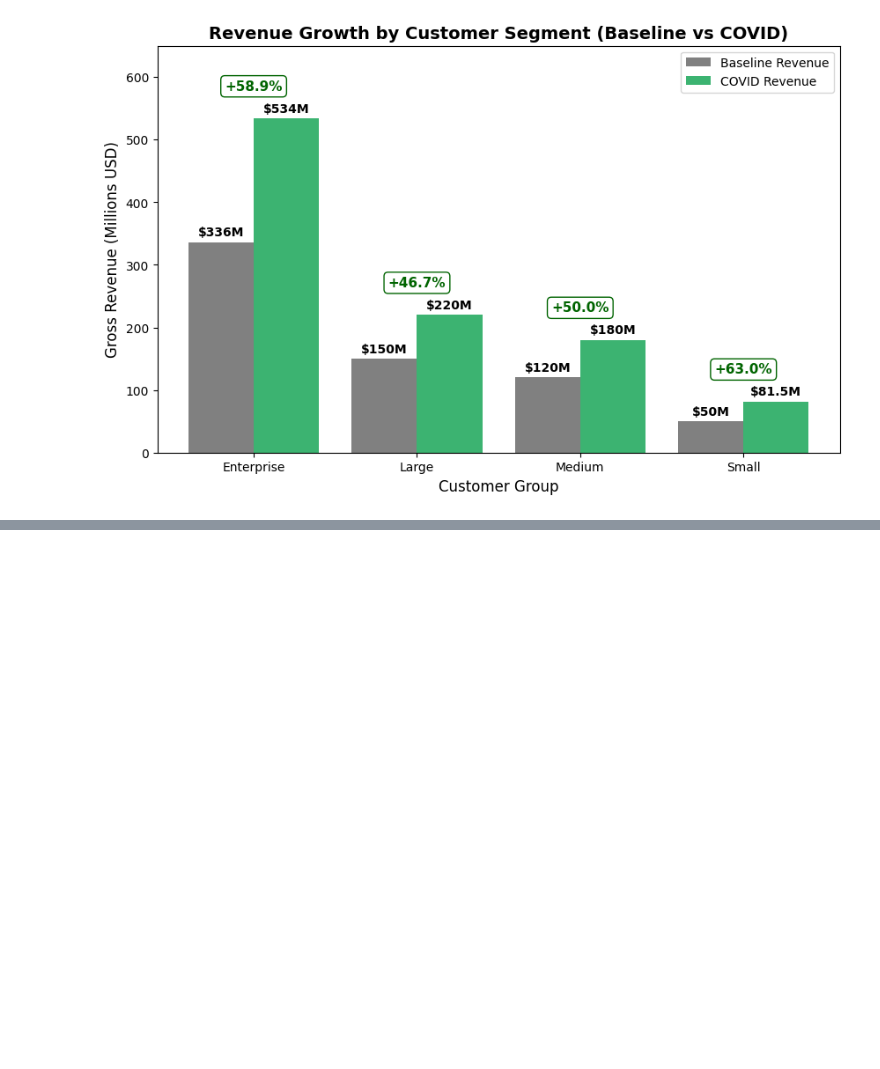
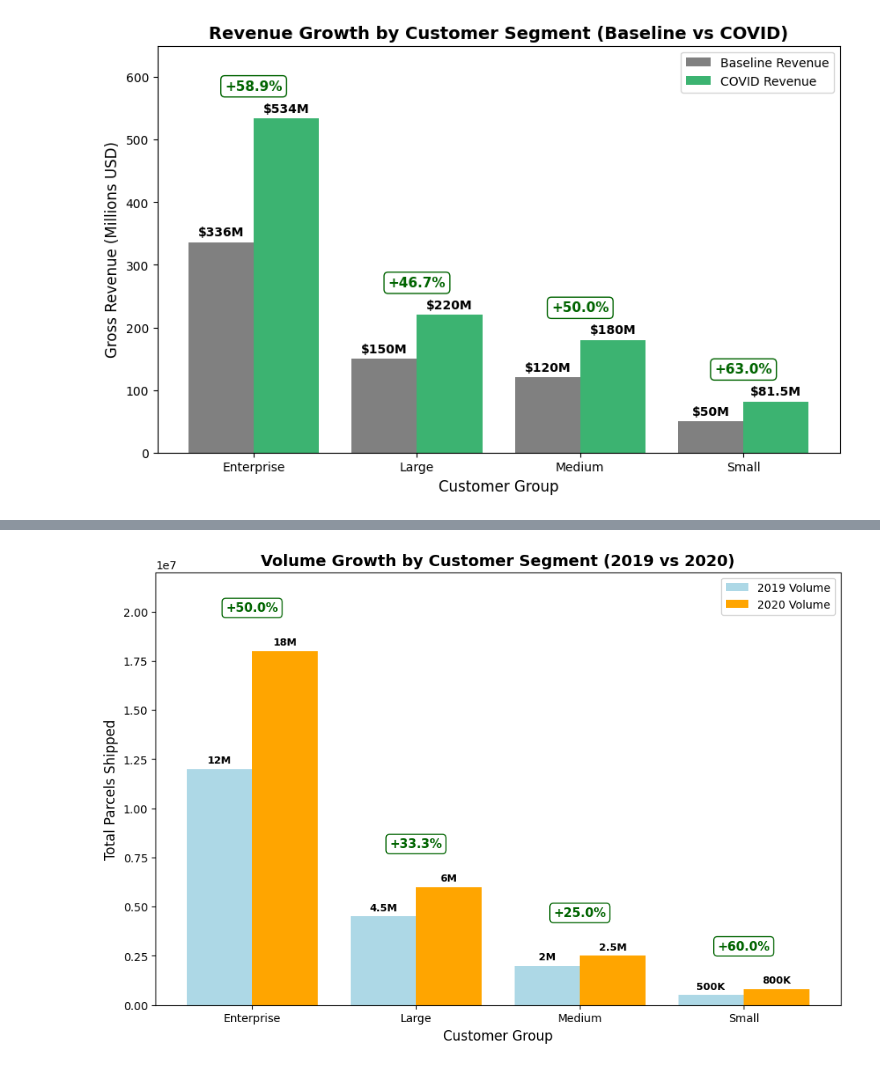
Before and after one commit to Ayman-Karovadiya-000590531/COMP-603-Final-Project, a Jupyter notebook: Group7_Project.ipynb, the cells around one changed output, grey strips where cells are left out. Cells and saved outputs as stored; diff of their text form; code cells hidden in the pictures; blank space fills up the shorter version.

```diff
--- a/Group7_Project.ipynb
+++ b/Group7_Project.ipynb
@@ -346,0 +366,54 @@ plt.show()
+# %%
+def format_label(val):
+    if val >= 1000000:
+        return f"{val / 1000000:g}M"
+    elif val >= 1000:
+        return f"{val / 1000:g}K"
+    return str(val)
+
+customer_groups = ['Enterprise', 'Large', 'Medium', 'Small']
+
+baseline_volume = [12000000, 4500000, 2000000, 500000]
+covid_volume = [18000000, 6000000, 2500000, 800000]
+
+x_positions = [1, 2, 3, 4]
+x_left_bars = [0.8, 1.8, 2.8, 3.8]
+x_right_bars = [1.2, 2.2, 3.2, 4.2]
+
+plt.figure(figsize=(11, 7))
+
+plt.bar(x_left_bars, baseline_volume, width=0.4, color='lightblue', label='2019 Volume')
+plt.bar(x_right_bars, covid_volume, width=0.4, color='orange', label='2020 Volume')
+
+for i in range(4):
+    plt.text(x_left_bars[i], baseline_volume[i] + 300000, format_label(baseline_volume[i]),
+             ha='center', fontsize=9, fontweight='bold')
+
+    plt.text(x_right_bars[i], covid_volume[i] + 300000, format_label(covid_volume[i]),
+             ha='center', fontsize=9, fontweight='bold')
+
+for i in range(4):
+    growth_math = ((covid_volume[i] - baseline_volume[i]) / baseline_volume[i]) * 100
+    growth_rounded = round(growth_math, 1)
+
+    y_position = max(baseline_volume[i], covid_volume[i]) + 2000000
+
+    plt.text(x_positions[i], y_position, '+' + str(growth_rounded) + '%',
+             ha='center', fontsize=11, fontweight='bold', color='darkgreen',
+             bbox=dict(facecolor='white', edgecolor='darkgreen', boxstyle='round,pad=0.3'))
+
+plt.title('Volume Growth by Customer Segment (2019 vs 2020)', fontsize=14, fontweight='bold')
+plt.xlabel('Customer Group', fontsize=12)
+plt.ylabel('Total Parcels Shipped', fontsize=12)
+
+plt.ylim(0, max(covid_volume) + 4000000)
+
+plt.xticks(x_positions, customer_groups)
+
+plt.legend()
+
+plt.savefig('output/Graphs/VolumeGrowth_CustomerSegment_Graph.png', dpi=300, bbox_inches='tight')
+
+plt.show()
+# %% [output]
+[figure, added]
```
Also changed, not shown: parts of 2 cells of this notebook, 5 other files.
